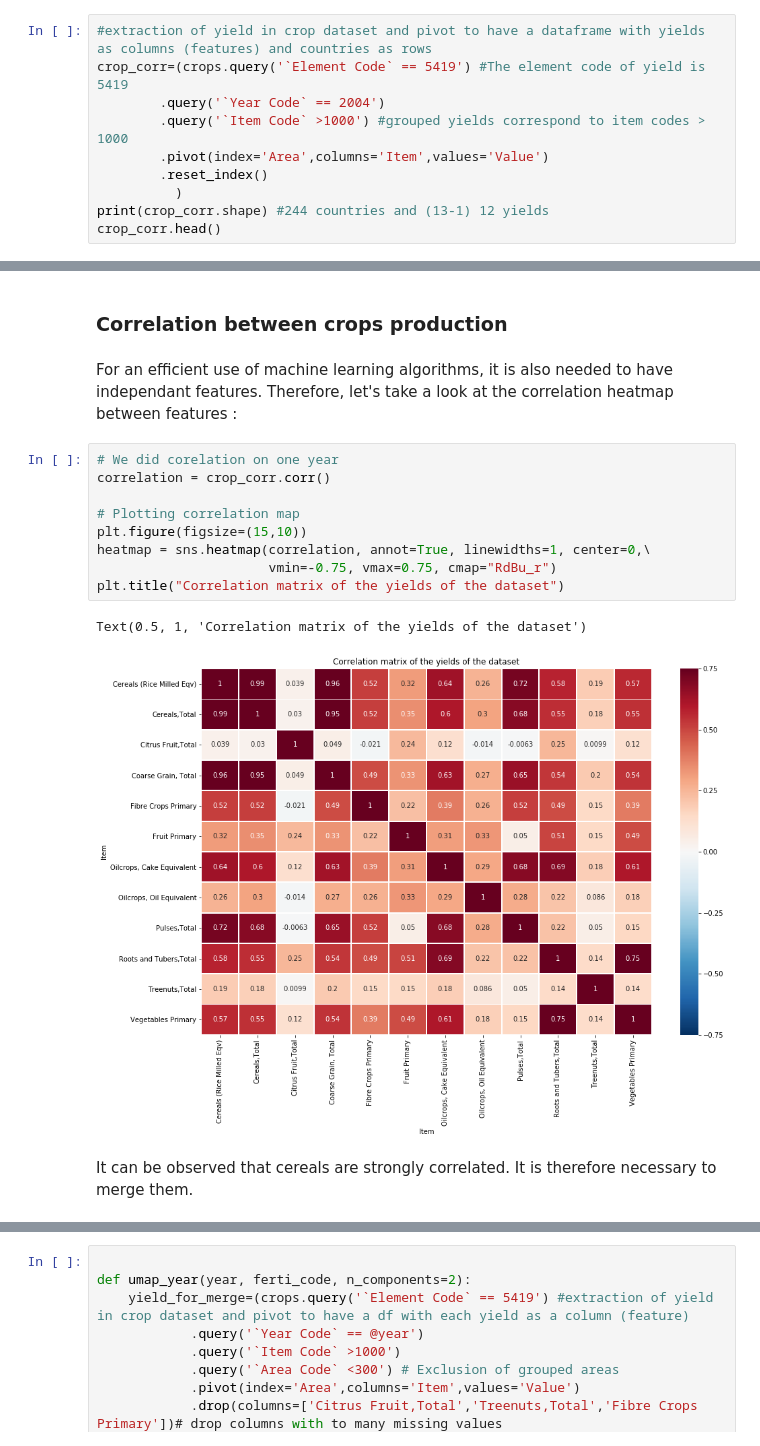
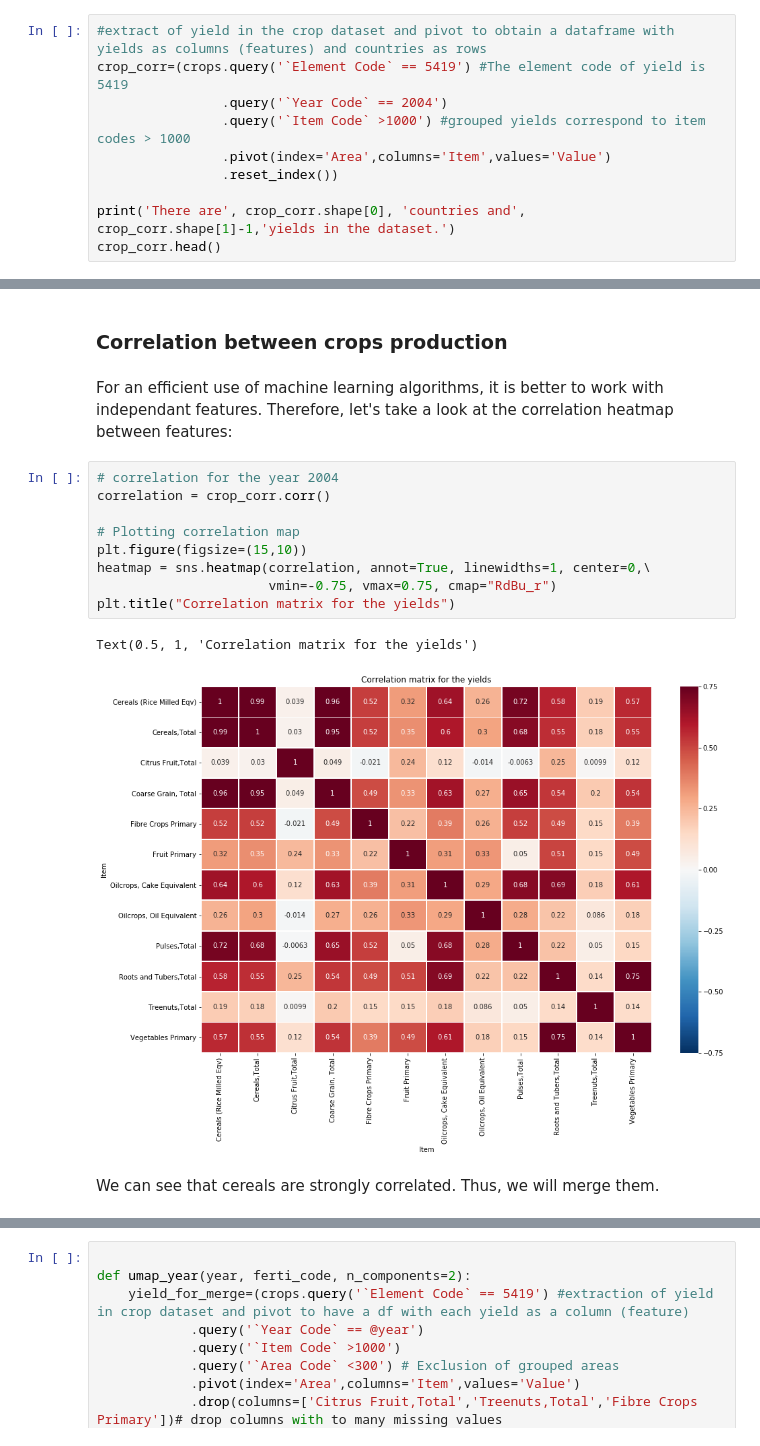
Before and after one commit to amara-slaymaker/ada_project-ada_nakamura, a Jupyter notebook: notebook_reorg.ipynb, the cells around one changed output, grey strips where cells are left out. Drawn from its saved outputs; the diff is of its cells as text.

Commit message:
corrections in text and code

```diff
--- a/notebook_reorg.ipynb
+++ b/notebook_reorg.ipynb
@@ -225,13 +206,13 @@ We used grouped yields to reduce risks of collinearity in the dataset (grouped c
 
 First, let's take a look at the yields for each country in 2004 (arbitrarily selected):
 # %%
-#extraction of yield in crop dataset and pivot to have a dataframe with yields as columns (features) and countries as rows
+#extract of yield in the crop dataset and pivot to obtain a dataframe with yields as columns (features) and countries as rows
 crop_corr=(crops.query('`Element Code` == 5419') #The element code of yield is 5419
-        .query('`Year Code` == 2004')
-        .query('`Item Code` >1000') #grouped yields correspond to item codes > 1000
-        .pivot(index='Area',columns='Item',values='Value')
-        .reset_index()
-          )
-print(crop_corr.shape) #244 countries and (13-1) 12 yields
+                .query('`Year Code` == 2004')
+                .query('`Item Code` >1000') #grouped yields correspond to item codes > 1000
+                .pivot(index='Area',columns='Item',values='Value')
+                .reset_index())
+
+print('There are', crop_corr.shape[0], 'countries and', crop_corr.shape[1]-1,'yields in the dataset.')
 crop_corr.head()
 # %% [output]
@@ -507,18 +472,18 @@ Finally, as we have a big proportion of the countries with missing values for "T
 # %% [markdown]
 ### Correlation between crops production
 # %% [markdown]
-For an efficient use of machine learning algorithms, it is also needed to have independant features. Therefore, let's take a look at the correlation heatmap between features :
+For an efficient use of machine learning algorithms, it is better to work with independant features. Therefore, let's take a look at the correlation heatmap between features:
 # %%
-# We did corelation on one year
+# correlation for the year 2004
 correlation = crop_corr.corr()
 
 # Plotting correlation map
 plt.figure(figsize=(15,10))
 heatmap = sns.heatmap(correlation, annot=True, linewidths=1, center=0,\
                       vmin=-0.75, vmax=0.75, cmap="RdBu_r")
-plt.title("Correlation matrix of the yields of the dataset")
+plt.title("Correlation matrix for the yields")
 # %% [output]
-Text(0.5, 1, 'Correlation matrix of the yields of the dataset')
+Text(0.5, 1, 'Correlation matrix for the yields')
-[figure, old version]
+[figure, new version]
 # %% [markdown]
-It can be observed that cereals are strongly correlated. It is therefore necessary to merge them.
+We can see that cereals are strongly correlated. Thus, we will merge them.
```
Also changed, not shown: parts of 37 cells of this notebook.
